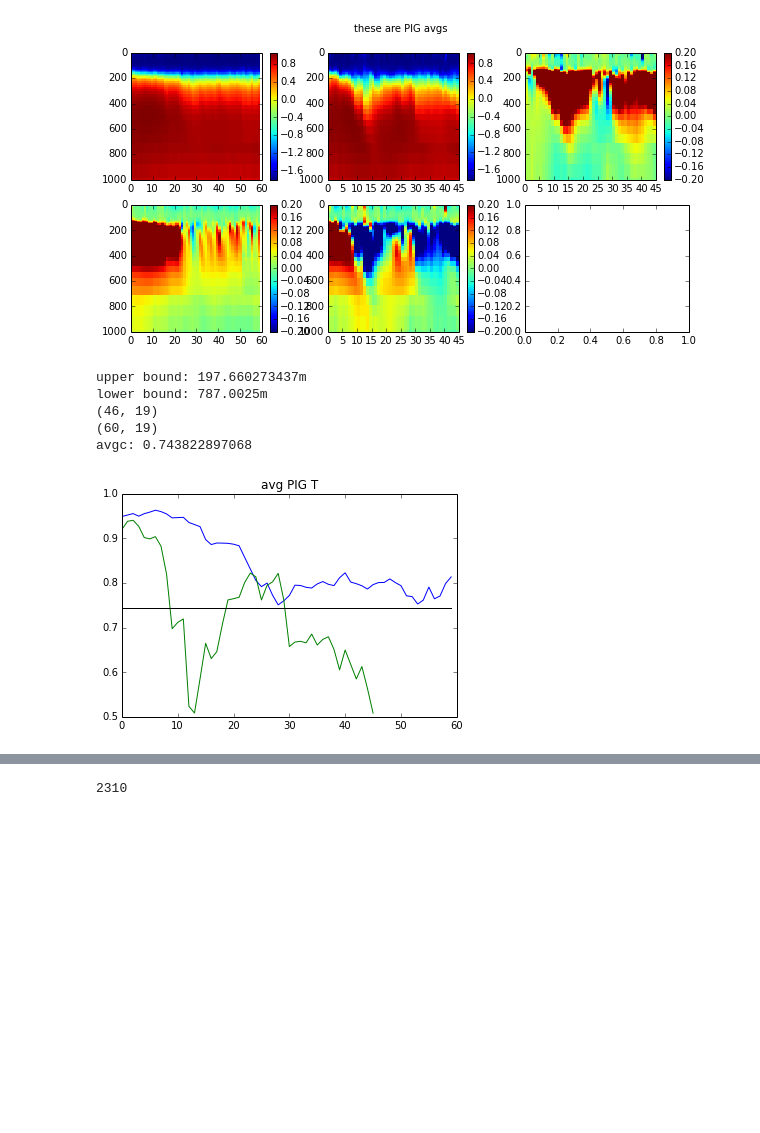
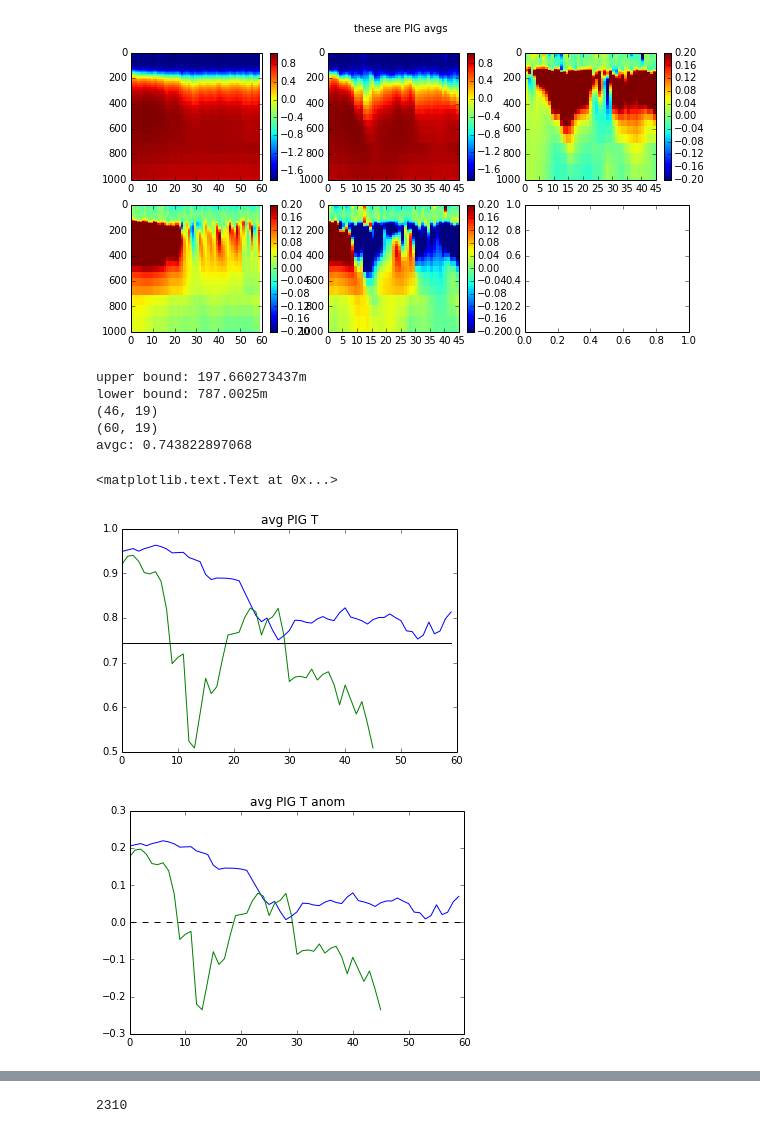
Before and after one commit to kemccusker/pyscripts, a Jupyter notebook: notebooks/ccsm4_geotimescalesfigs.ipynb, the cells around one changed output, grey strips where cells are left out. Saved outputs shown, nothing was run; the diff lists cells and outputs as text; code cells hidden in the pictures; blank space fills up the shorter version.

```diff
--- a/notebooks/ccsm4_geotimescalesfigs.ipynb
+++ b/notebooks/ccsm4_geotimescalesfigs.ipynb
@@ -390,19 +418,23 @@ casename1='geo2035ensavg'
 casename2='rcp8_5GHGrem1850'
 #subdir='/ocn_proc/'
 
-basepath = '/Users/kelly/School/DATA/'
+if onmac:
+    basepath = '/Users/kelly/School/DATA/'
+else:
+    print 'uh oh this data not on linux @@'
 
 casenamec = 'b40.20th.track1.1deg.006'
 field = 'TEMP'
 years='2035-2094'
 years2='2035-2081'
-climyears = '2045-2054'
+climyears = '2075-2094' # '2045-2054' # '2075-2094'
+climyears2 = '2045-2054'
 
 fnamec = basepath + casenamec + '/' + casenamec + '.pop.ANN.1970-1999.nc'
 fname1whole = basepath + casename1 + '/' + field + '.' + casename1 + '.pop.'+years+'.nc'
 fname2whole = basepath + casename2 + '/' + field + '.' + casename2 + '.pop.'+years2+'.nc'
 fname1climo = basepath + casename1 + '/' + casename1 + '.pop.ANN.' + climyears + '.nc'
-fname2climo = basepath + casename2 + '/' + casename2 + '.pop.ANN.' + climyears + '.nc'
+fname2climo = basepath + casename2 + '/' + casename2 + '.pop.ANN.' + climyears2 + '.nc'
 
 fname1 = basepath + casename1 + '/' + field + '.' + casename1 + '.pop.'+years+'.PIG.nc'
 fname2 = basepath + casename2 + '/' + field + '.' + casename2 + '.pop.'+years2+'.PIG.nc'
@@ -712,33 +748,41 @@ avgc1=ma.average(avgpigct1shift,axis=1,weights=dzwgtst1)
 
 avgc=avgc1[0] # just need a scalar now
 
 
 # PERTS: interp layers to midpoints and get sublayers
 avgpig1shift = (avgpig1[:,0:-1]+avgpig1[:,1:]) / 2.
 avgpig2shift = (avgpig2[:,0:-1]+avgpig2[:,1:]) / 2.
 avgpig1shift=avgpig1shift[:,UBidx:LBidx+1]
 avgpig2shift=avgpig2shift[:,UBidx:LBidx+1]
 
 
 print dzwgtst2.shape
 print avgpig1shift.shape
 
 avg1=ma.average(avgpig1shift,axis=1,weights=dzwgtst1)
 avg2=ma.average(avgpig2shift,axis=1,weights=dzwgtst2)
 
 plt.figure()
 plt.plot(avg1,'b')
 plt.plot(avg2,'g')
 plt.plot(avgc1,'k')
 plt.title('avg PIG T')
 print 'avgc: ' + str(avgc)
+
+plt.figure()
+plt.plot(avg1-avgc1,'b') # sulf pig T
+plt.plot(avg2-avgc1[:len(avg2)],'g') # ghgrem pig T
+plt.plot((0,60),(0,0),'k--')
+plt.title('avg PIG T anom')
 # %% [output]
 upper bound: 197.660273437m
 lower bound: 787.0025m
 (46, 19)
 (60, 19)
 avgc: 0.743822897068
+<matplotlib.text.Text at 0x...>
 [figure]
+[figure, added]
 # %%
 # Now do FULL ZONAL MEAN average with depth
 # avgfull1, avgfull2
```
Also changed, not shown: parts of 11 cells of this notebook.
